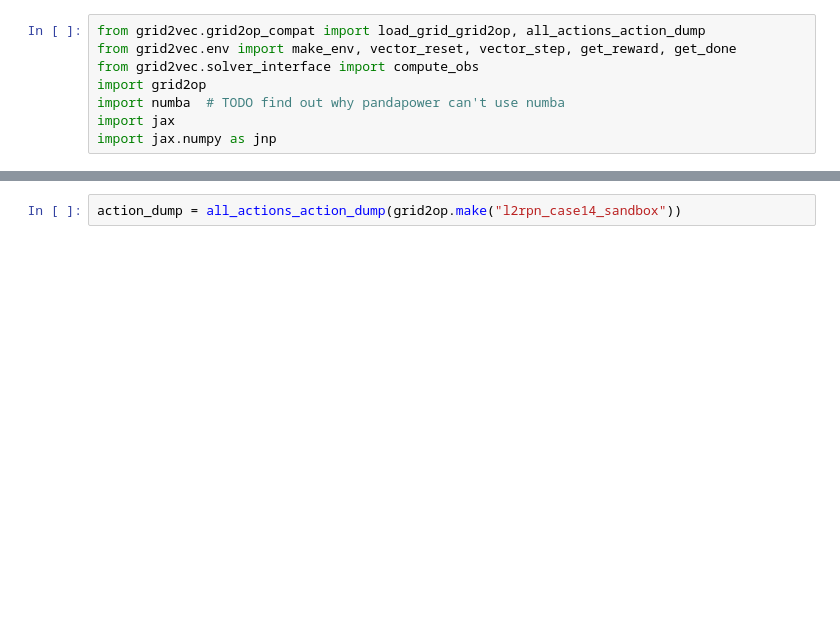
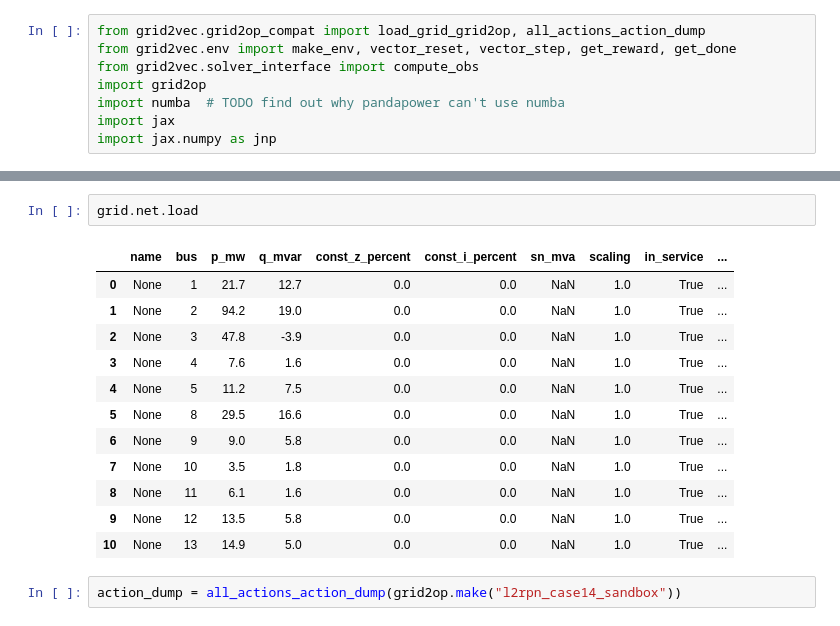
Before and after one commit to eliagroup/Grid2Vec, a Jupyter notebook: example.ipynb, the cells around one changed output, grey strips where cells are left out. Cells and saved outputs as stored; diff of their text form; blank space fills up the shorter version.

```diff
--- a/example.ipynb
+++ b/example.ipynb
@@ -30,3 +26,18 @@ No GPU/TPU found, falling back to CPU. (Set TF_CPP_MIN_LOG_LEVEL=0 and rerun for
+# %%
+grid.net.load
+# %% [output]
+|  | name | bus | p_mw | q_mvar | const_z_percent | const_i_percent | sn_mva | scaling | in_service | ... |
+| 0 | None | 1 | 21.7 | 12.7 | 0.0 | 0.0 | NaN | 1.0 | True | ... |
+| 1 | None | 2 | 94.2 | 19.0 | 0.0 | 0.0 | NaN | 1.0 | True | ... |
+| 2 | None | 3 | 47.8 | -3.9 | 0.0 | 0.0 | NaN | 1.0 | True | ... |
+| 3 | None | 4 | 7.6 | 1.6 | 0.0 | 0.0 | NaN | 1.0 | True | ... |
+| 4 | None | 5 | 11.2 | 7.5 | 0.0 | 0.0 | NaN | 1.0 | True | ... |
+| 5 | None | 8 | 29.5 | 16.6 | 0.0 | 0.0 | NaN | 1.0 | True | ... |
+| 6 | None | 9 | 9.0 | 5.8 | 0.0 | 0.0 | NaN | 1.0 | True | ... |
+| 7 | None | 10 | 3.5 | 1.8 | 0.0 | 0.0 | NaN | 1.0 | True | ... |
+| 8 | None | 11 | 6.1 | 1.6 | 0.0 | 0.0 | NaN | 1.0 | True | ... |
+| 9 | None | 12 | 13.5 | 5.8 | 0.0 | 0.0 | NaN | 1.0 | True | ... |
+| 10 | None | 13 | 14.9 | 5.0 | 0.0 | 0.0 | NaN | 1.0 | True | ... |
 # %%
 action_dump = all_actions_action_dump(grid2op.make("l2rpn_case14_sandbox"))
 # %% [output]
```
Also changed, not shown: parts of 4 cells of this notebook, 2 other files.
